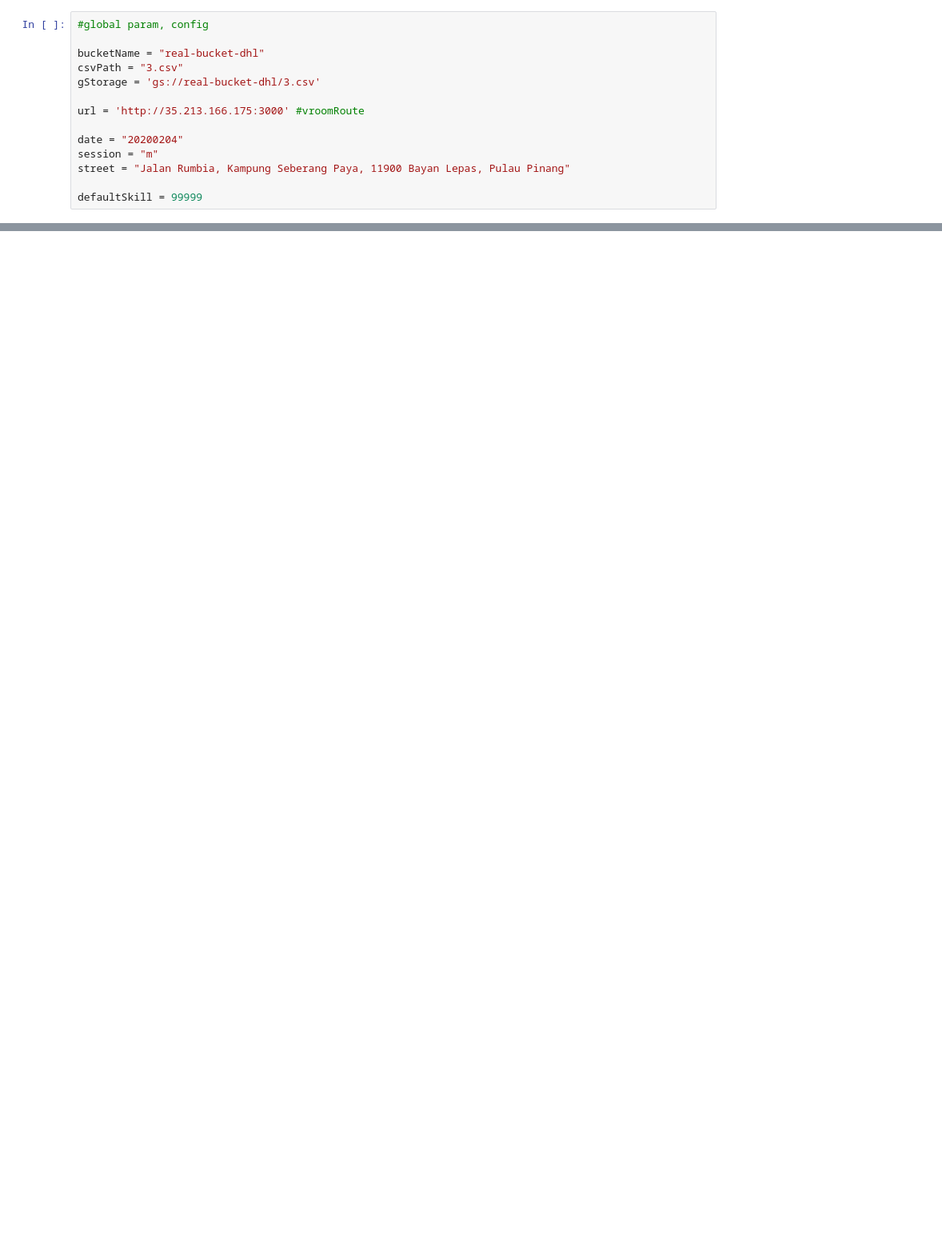
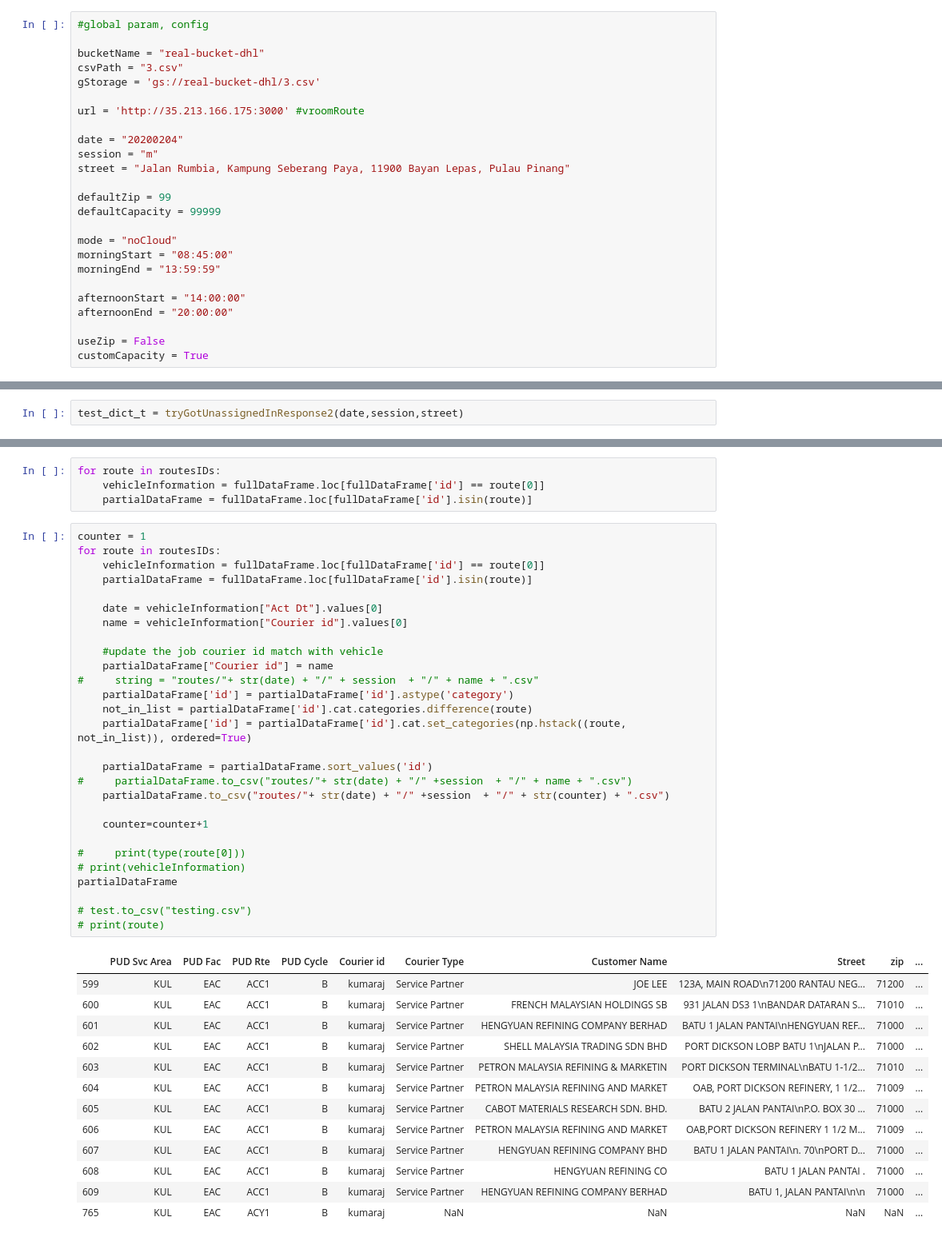
Before and after one commit to teohklun/imdc2020_DHL_Google, a Jupyter notebook: project DHL/class/new_py.ipynb, the cells around one changed output, grey strips where cells are left out. Shown at 80% size. Drawn from its saved outputs; the diff is of its cells as text; blank space fills up the shorter version.

Commit message:
handle the session of M & A, create files sessions, option constraint of the routing machine

```diff
--- a/project DHL/class/new_py.ipynb
+++ b/project DHL/class/new_py.ipynb
@@ -34,4 +34,15 @@ date = "20200204"
 session = "m"
 street = "Jalan Rumbia, Kampung Seberang Paya, 11900 Bayan Lepas, Pulau Pinang"
 
-defaultSkill = 99999
+defaultZip = 99
+defaultCapacity = 99999
+
+mode = "noCloud"
+morningStart = "08:45:00"
+morningEnd = "13:59:59"
+
+afternoonStart = "14:00:00"
+afternoonEnd = "20:00:00"
+
+useZip = False
+customCapacity = True
@@ -724,0 +828,2 @@ print(type(2928243054))
+# %%
+test_dict_t = tryGotUnassignedInResponse2(date,session,street)
@@ -724,0 +1015,46 @@ print(type(2928243054))
+# %%
+for route in routesIDs:
+    vehicleInformation = fullDataFrame.loc[fullDataFrame['id'] == route[0]]
+    partialDataFrame = fullDataFrame.loc[fullDataFrame['id'].isin(route)]
+# %%
+counter = 1
+for route in routesIDs:
+    vehicleInformation = fullDataFrame.loc[fullDataFrame['id'] == route[0]]
+    partialDataFrame = fullDataFrame.loc[fullDataFrame['id'].isin(route)]
+
+    date = vehicleInformation["Act Dt"].values[0]
+    name = vehicleInformation["Courier id"].values[0]
+
+    #update the job courier id match with vehicle
+    partialDataFrame["Courier id"] = name
+#     string = "routes/"+ str(date) + "/" + session  + "/" + name + ".csv"
+    partialDataFrame['id'] = partialDataFrame['id'].astype('category')
+    not_in_list = partialDataFrame['id'].cat.categories.difference(route)
+    partialDataFrame['id'] = partialDataFrame['id'].cat.set_categories(np.hstack((route, not_in_list)), ordered=True)
+
+    partialDataFrame = partialDataFrame.sort_values('id')
+#     partialDataFrame.to_csv("routes/"+ str(date) + "/" +session  + "/" + name + ".csv")
+    partialDataFrame.to_csv("routes/"+ str(date) + "/" +session  + "/" + str(counter) + ".csv")
+
+    counter=counter+1
+
+#     print(type(route[0]))
+# print(vehicleInformation)
+partialDataFrame
+
+# test.to_csv("testing.csv")
+# print(route)
+# %% [output]
+|  | PUD Svc Area | PUD Fac | PUD Rte | PUD Cycle | Courier id | Courier Type | Customer Name | Street | zip | ... |
+| 599 | KUL | EAC | ACC1 | B | kumaraj | Service Partner | JOE LEE | 123A, MAIN ROAD\n71200 RANTAU NEG... | 71200 | ... |
+| 600 | KUL | EAC | ACC1 | B | kumaraj | Service Partner | FRENCH MALAYSIAN HOLDINGS SB | 931 JALAN DS3 1\nBANDAR DATARAN S... | 71010 | ... |
+| 601 | KUL | EAC | ACC1 | B | kumaraj | Service Partner | HENGYUAN REFINING COMPANY BERHAD | BATU 1 JALAN PANTAI\nHENGYUAN REF... | 71000 | ... |
+| 602 | KUL | EAC | ACC1 | B | kumaraj | Service Partner | SHELL MALAYSIA TRADING SDN BHD | PORT DICKSON LOBP BATU 1\nJALAN P... | 71000 | ... |
+| 603 | KUL | EAC | ACC1 | B | kumaraj | Service Partner | PETRON MALAYSIA REFINING & MARKETIN | PORT DICKSON TERMINAL\nBATU 1-1/2... | 71010 | ... |
+| 604 | KUL | EAC | ACC1 | B | kumaraj | Service Partner | PETRON MALAYSIA REFINING AND MARKET | OAB, PORT DICKSON REFINERY, 1 1/2... | 71009 | ... |
+| 605 | KUL | EAC | ACC1 | B | kumaraj | Service Partner | CABOT MATERIALS RESEARCH SDN. BHD. | BATU 2 JALAN PANTAI\nP.O. BOX 30 ... | 71000 | ... |
+| 606 | KUL | EAC | ACC1 | B | kumaraj | Service Partner | PETRON MALAYSIA REFINING AND MARKET | OAB,PORT DICKSON REFINERY 1 1/2 M... | 71009 | ... |
+| 607 | KUL | EAC | ACC1 | B | kumaraj | Service Partner | HENGYUAN REFINING COMPANY BHD | BATU 1 JALAN PANTAI\n. 70\nPORT D... | 71000 | ... |
+| 608 | KUL | EAC | ACC1 | B | kumaraj | Service Partner | HENGYUAN REFINING CO | BATU 1 JALAN PANTAI . | 71000 | ... |
+| 609 | KUL | EAC | ACC1 | B | kumaraj | Service Partner | HENGYUAN REFINING COMPANY BERHAD | BATU 1, JALAN PANTAI\n\n | 71000 | ... |
+| 765 | KUL | EAC | ACY1 | B | kumaraj | NaN | NaN | NaN | NaN | ... |
```
Also changed, not shown: parts of 11 cells of this notebook, 36 other files.
